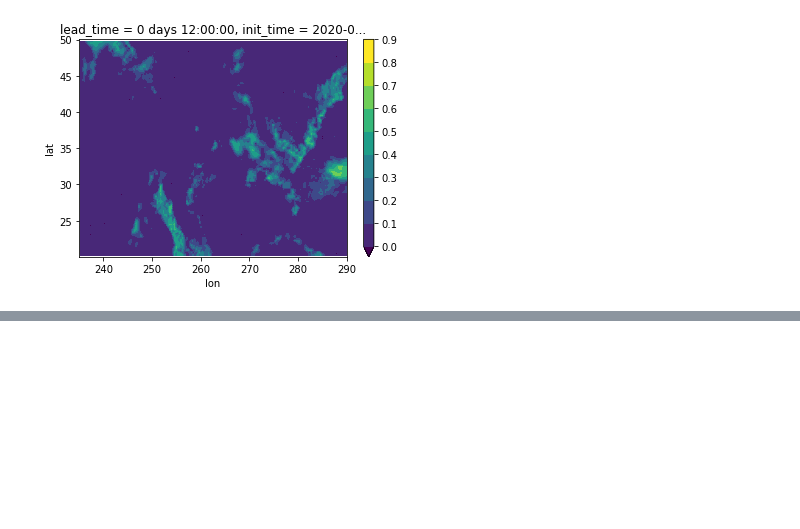
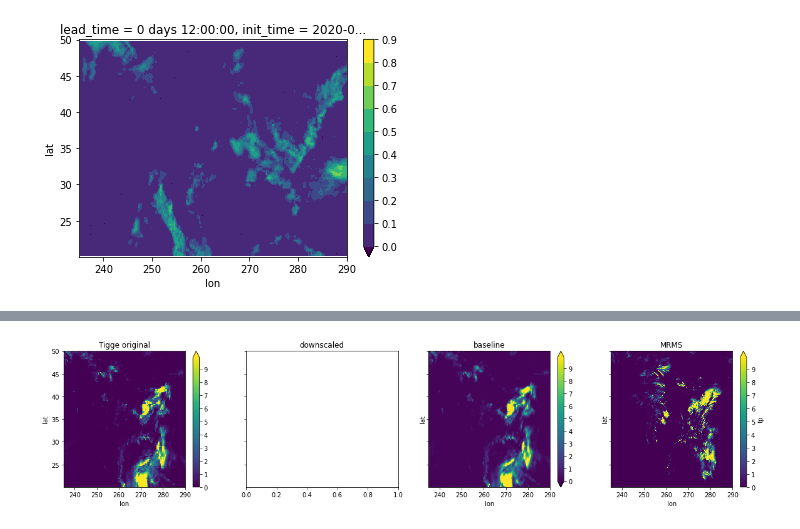
Before and after one commit to raspstephan/nwp-downscale, a Jupyter notebook: notebooks/MH_notebooks/03_Develop_baseline.ipynb, the cells around one changed output, grey strips where cells are left out. Cells and saved outputs as stored; diff of their text form; code cells hidden in the pictures; blank space fills up the shorter version.

```diff
--- a/notebooks/MH_notebooks/03_Develop_baseline.ipynb
+++ b/notebooks/MH_notebooks/03_Develop_baseline.ipynb
@@ -340,0 +299,6 @@ array([[[nan, nan, nan, ..., nan, nan, nan],
+# %%
+ti=22
+_,_ = compare_fields(tigge.isel(valid_time=ti), y_b =baseline.isel(valid_time=ti),
+               y = mrms.isel(time=ti))
+# %% [output]
+[figure, added]
```
Also changed, not shown: parts of 38 cells of this notebook.
